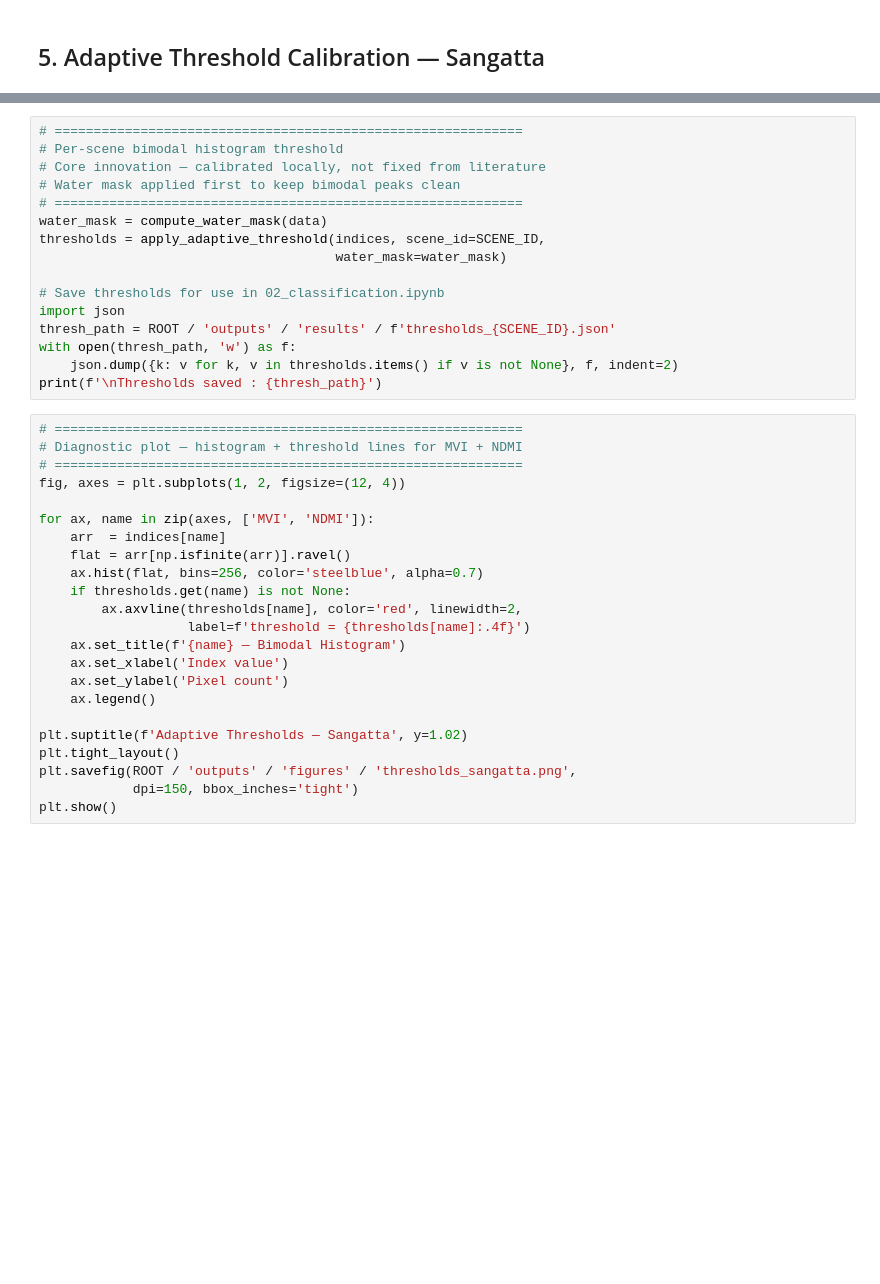
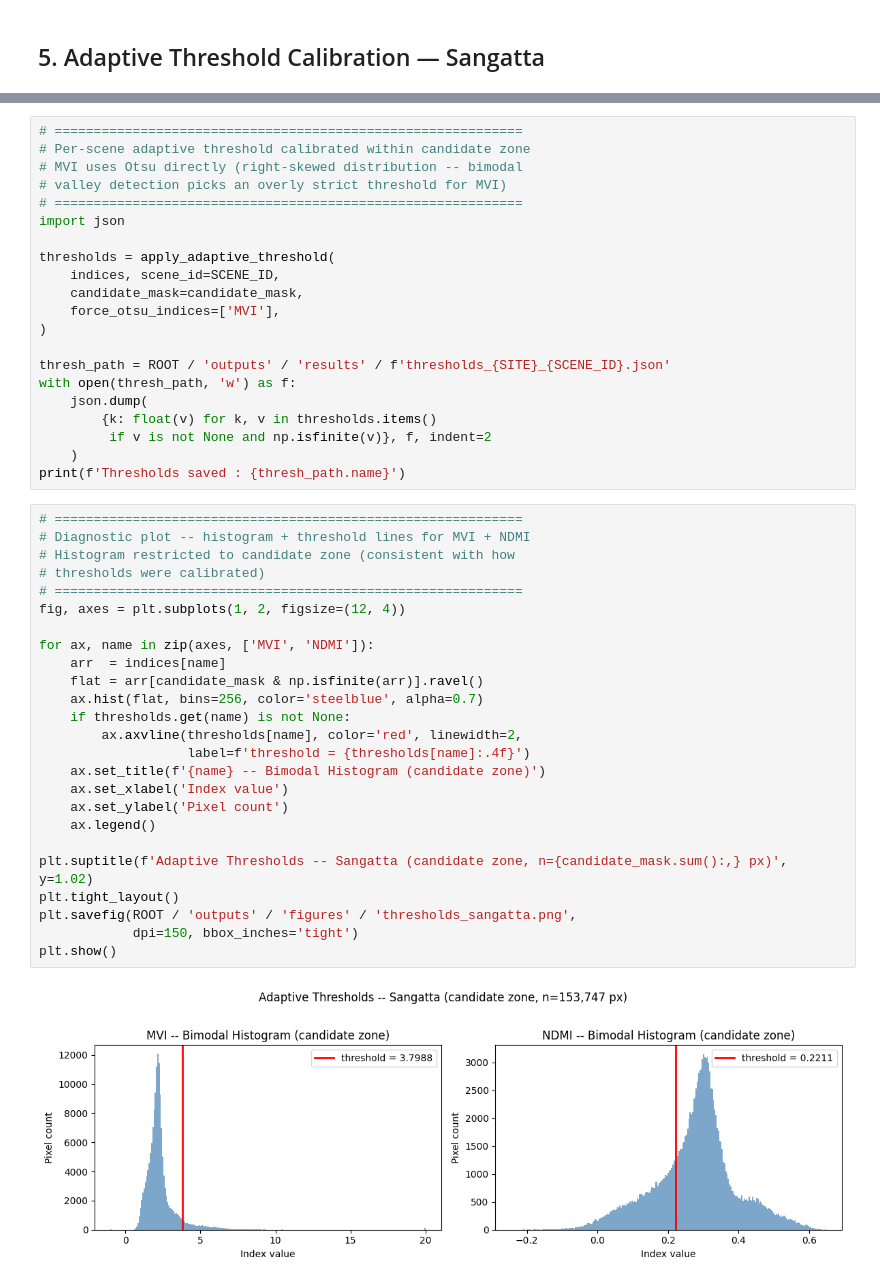
Before and after one commit to mwahyur46/tanager-mangrove-mapping, a Jupyter notebook: notebooks/01_preprocessing.ipynb, the cells around one changed output, grey strips where cells are left out. Drawn from its saved outputs; the diff is of its cells as text; blank space fills up the shorter version.

```diff
--- a/notebooks/01_preprocessing.ipynb
+++ b/notebooks/01_preprocessing.ipynb
@@ -138,39 +371,48 @@ plt.show()
 # %%
 # ============================================================
-# Per-scene bimodal histogram threshold
-# Core innovation — calibrated locally, not fixed from literature
-# Water mask applied first to keep bimodal peaks clean
+# Per-scene adaptive threshold calibrated within candidate zone
+# MVI uses Otsu directly (right-skewed distribution -- bimodal
+# valley detection picks an overly strict threshold for MVI)
 # ============================================================
-water_mask = compute_water_mask(data)
-thresholds = apply_adaptive_threshold(indices, scene_id=SCENE_ID,
-                                      water_mask=water_mask)
+import json
 
-# Save thresholds for use in 02_classification.ipynb
-import json
-thresh_path = ROOT / 'outputs' / 'results' / f'thresholds_{SCENE_ID}.json'
+thresholds = apply_adaptive_threshold(
+    indices, scene_id=SCENE_ID,
+    candidate_mask=candidate_mask,
+    force_otsu_indices=['MVI'],
+)
+
+thresh_path = ROOT / 'outputs' / 'results' / f'thresholds_{SITE}_{SCENE_ID}.json'
 with open(thresh_path, 'w') as f:
-    json.dump({k: v for k, v in thresholds.items() if v is not None}, f, indent=2)
-print(f'\nThresholds saved : {thresh_path}')
+    json.dump(
+        {k: float(v) for k, v in thresholds.items()
+         if v is not None and np.isfinite(v)}, f, indent=2
+    )
+print(f'Thresholds saved : {thresh_path.name}')
 # %%
 # ============================================================
-# Diagnostic plot — histogram + threshold lines for MVI + NDMI
+# Diagnostic plot -- histogram + threshold lines for MVI + NDMI
+# Histogram restricted to candidate zone (consistent with how
+# thresholds were calibrated)
 # ============================================================
 fig, axes = plt.subplots(1, 2, figsize=(12, 4))
 
 for ax, name in zip(axes, ['MVI', 'NDMI']):
     arr  = indices[name]
-    flat = arr[np.isfinite(arr)].ravel()
+    flat = arr[candidate_mask & np.isfinite(arr)].ravel()
     ax.hist(flat, bins=256, color='steelblue', alpha=0.7)
     if thresholds.get(name) is not None:
         ax.axvline(thresholds[name], color='red', linewidth=2,
                    label=f'threshold = {thresholds[name]:.4f}')
-    ax.set_title(f'{name} — Bimodal Histogram')
+    ax.set_title(f'{name} -- Bimodal Histogram (candidate zone)')
     ax.set_xlabel('Index value')
     ax.set_ylabel('Pixel count')
     ax.legend()
 
-plt.suptitle(f'Adaptive Thresholds — Sangatta', y=1.02)
+plt.suptitle(f'Adaptive Thresholds -- Sangatta (candidate zone, n={candidate_mask.sum():,} px)', y=1.02)
 plt.tight_layout()
 plt.savefig(ROOT / 'outputs' / 'figures' / 'thresholds_sangatta.png',
             dpi=150, bbox_inches='tight')
 plt.show()
+# %% [output]
+[figure, added]
```
Also changed, not shown: parts of 20 cells of this notebook, 9 other files.
